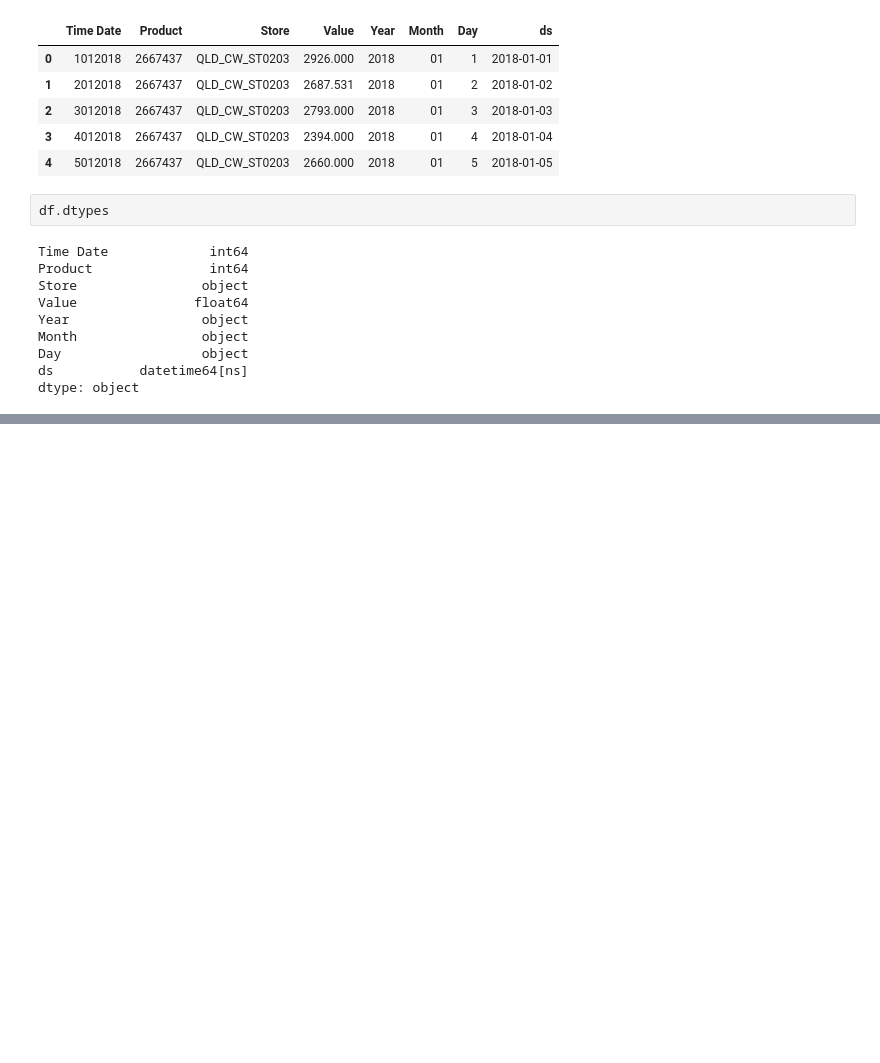
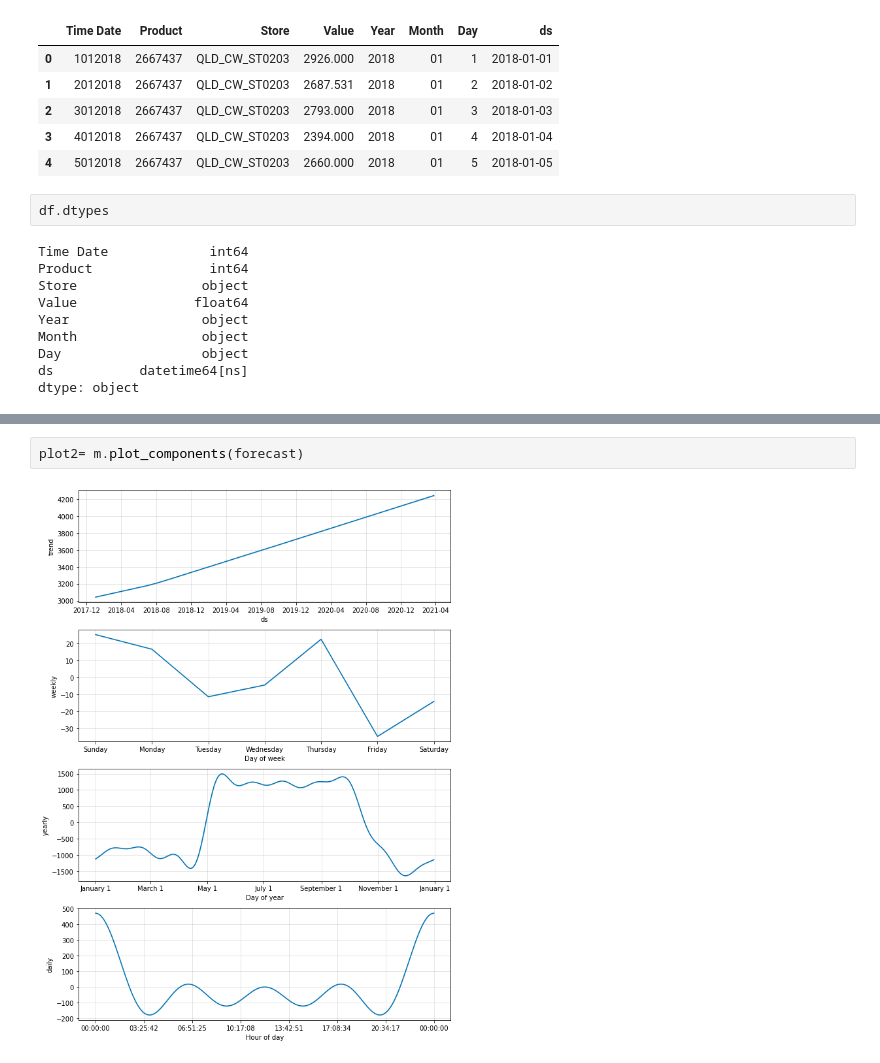
Before and after one commit to razielar/coursera_time_series_forecasting, a Jupyter notebook: prophet/playground.prophet.ipynb, the cells around one changed output, grey strips where cells are left out. Saved outputs shown, nothing was run; the diff lists cells and outputs as text; blank space fills up the shorter version.

```diff
--- a/prophet/playground.prophet.ipynb
+++ b/prophet/playground.prophet.ipynb
@@ -66,0 +161,4 @@ dtype: object
+# %%
+plot2= m.plot_components(forecast)
+# %% [output]
+[figure, added]
```
Also changed, not shown: parts of 12 cells of this notebook.
